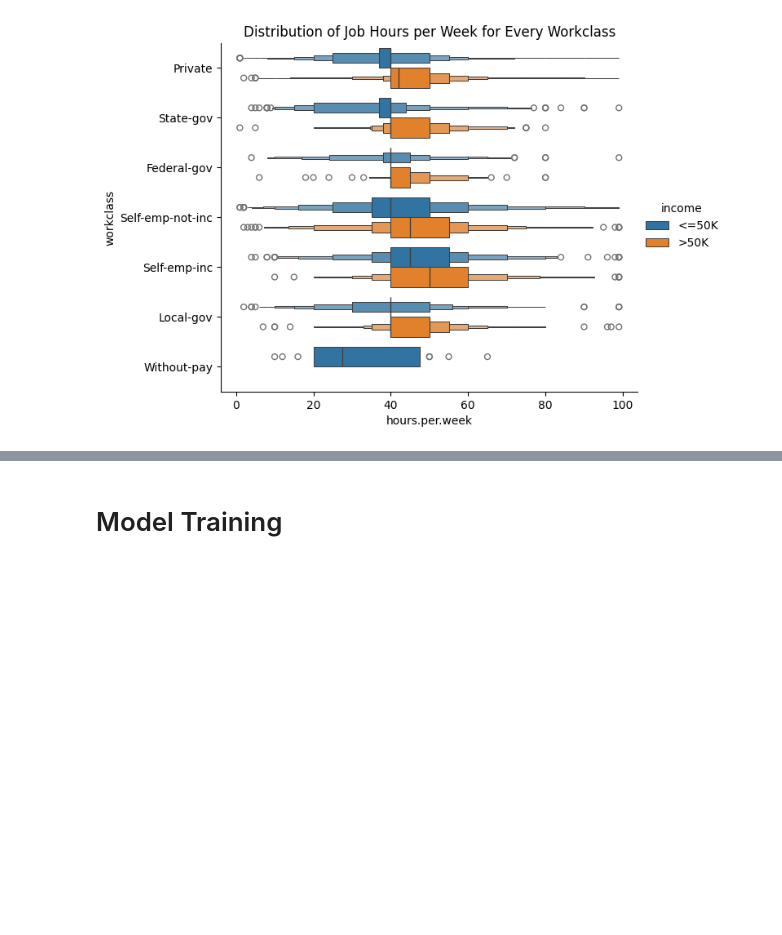
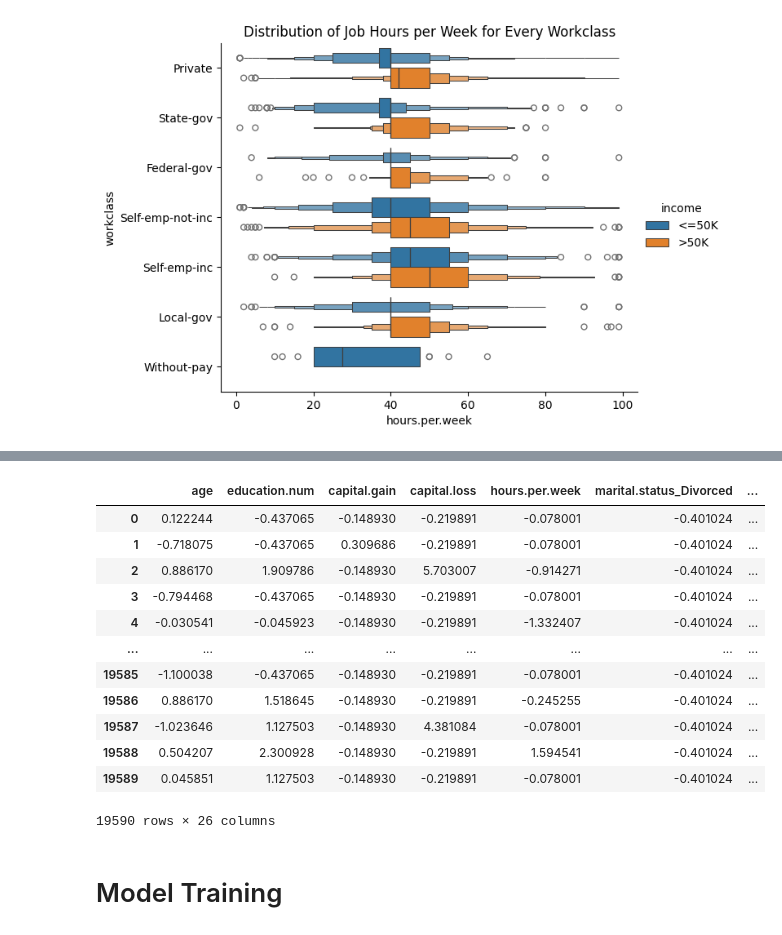
Before and after one commit to FrienDotJava/adult-census-income, a Jupyter notebook: Classification.ipynb, the cells around one changed output, grey strips where cells are left out. Drawn from its saved outputs; the diff is of its cells as text; code cells hidden in the pictures; blank space fills up the shorter version.

```diff
--- a/Classification.ipynb
+++ b/Classification.ipynb
@@ -572,3 +647,24 @@ X_test_pca = pca.transform(X_test)
+# %%
+scaler = StandardScaler()
+
+X_train_scaled = pd.DataFrame(scaler.fit_transform(X_train), columns = X_train.columns)
+X_test_scaled = pd.DataFrame(scaler.transform(X_test), columns = X_test.columns)
+
+X_train_scaled
+# %% [output]
+|  | age | education.num | capital.gain | capital.loss | hours.per.week | marital.status_Divorced | ... |
+| 0 | 0.122244 | -0.437065 | -0.148930 | -0.219891 | -0.078001 | -0.401024 | ... |
+| 1 | -0.718075 | -0.437065 | 0.309686 | -0.219891 | -0.078001 | -0.401024 | ... |
+| 2 | 0.886170 | 1.909786 | -0.148930 | 5.703007 | -0.914271 | -0.401024 | ... |
+| 3 | -0.794468 | -0.437065 | -0.148930 | -0.219891 | -0.078001 | -0.401024 | ... |
+| 4 | -0.030541 | -0.045923 | -0.148930 | -0.219891 | -1.332407 | -0.401024 | ... |
+| ... | ... | ... | ... | ... | ... | ... | ... |
+| 19585 | -1.100038 | -0.437065 | -0.148930 | -0.219891 | -0.078001 | -0.401024 | ... |
+| 19586 | 0.886170 | 1.518645 | -0.148930 | -0.219891 | -0.245255 | -0.401024 | ... |
+| 19587 | -1.023646 | 1.127503 | -0.148930 | 4.381084 | -0.078001 | -0.401024 | ... |
+| 19588 | 0.504207 | 2.300928 | -0.148930 | -0.219891 | 1.594541 | -0.401024 | ... |
+| 19589 | 0.045851 | 1.127503 | -0.148930 | -0.219891 | -0.078001 | -0.401024 | ... |
+19590 rows × 26 columns
 # %% [markdown]
 # Model Training
 # %% [markdown]
```
Also changed, not shown: parts of 37 cells of this notebook, 2 other files.
